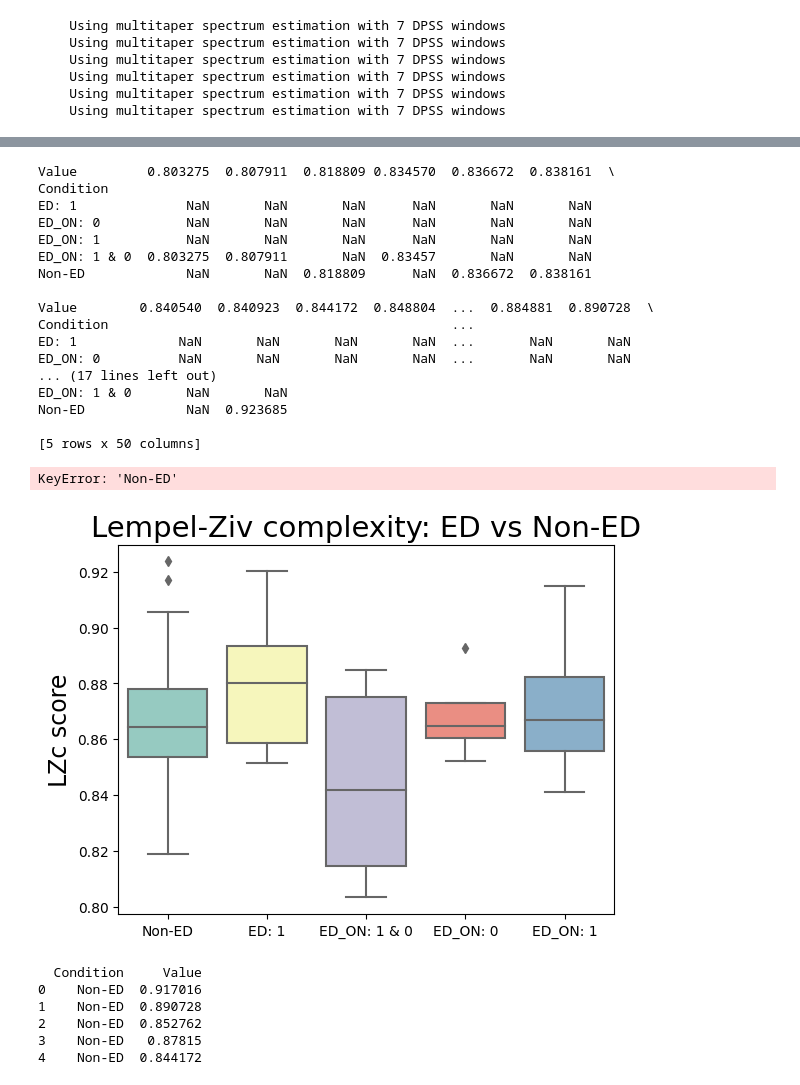
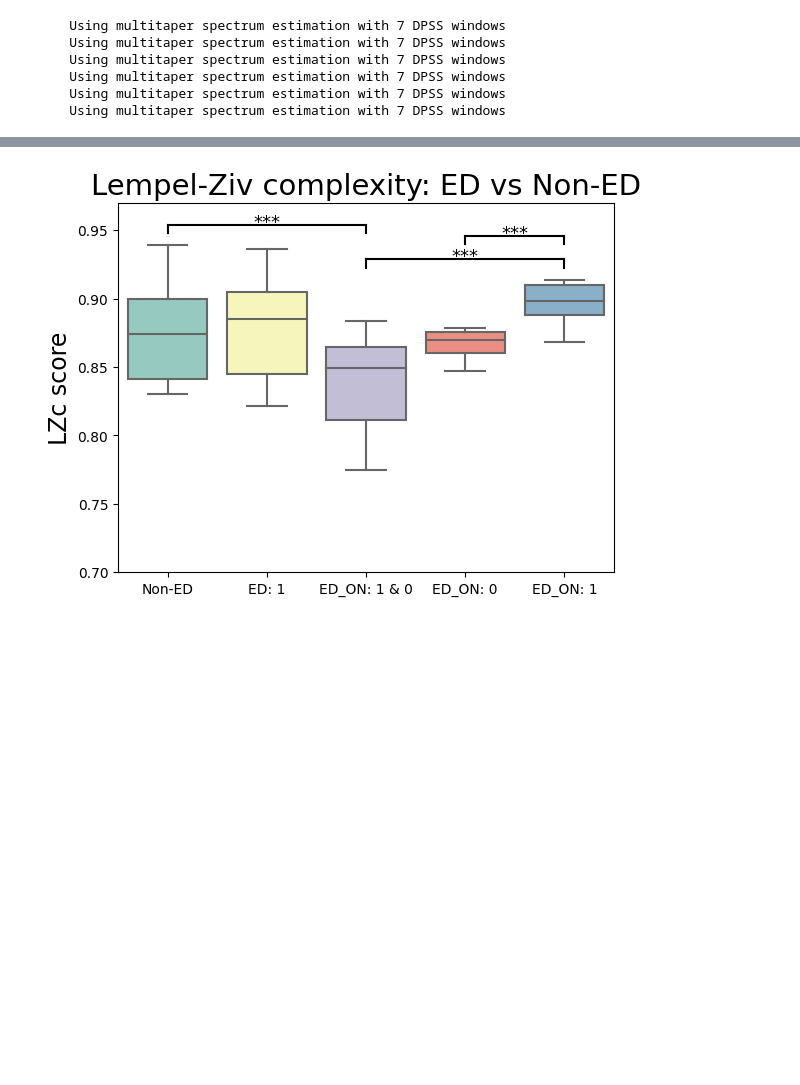
Before and after one commit to AndrlmMass/Ketamine-project, a Jupyter notebook: DataAnalysis/EEG_analysis/MainAnal/SpectrumAnalyses.ipynb, the cells around one changed output, grey strips where cells are left out. Saved outputs shown, nothing was run; the diff lists cells and outputs as text; code cells hidden in the pictures; blank space fills up the shorter version.

```diff
--- a/DataAnalysis/EEG_analysis/MainAnal/SpectrumAnalyses.ipynb
+++ b/DataAnalysis/EEG_analysis/MainAnal/SpectrumAnalyses.ipynb
@@ -578,11 +671,6 @@ DataA = raw.copy()
 #Calculate Lempel-Ziv complexity to compare between ket and non-ket
 import pyconscious as pyc
 import pandas as pd
-
-#Loop through the data and calculate LZC
-def calculate_lz(array):
-    # Calculate the Lempel-Ziv complexity using pyconscious
-    return pyc.LZc(array,ea="raw")
 
 df = pd.read_excel("M:\\pc\\Dokumenter\\GitHub\\Ketamine-project\\DataCollection\\QuestionnaireData\\QuestionnaireScores.xlsx")
 
@@ -620,16 +708,16 @@ for cond in DataA.keys():
                 else:
                     ON_sum = int(ON_sum)
                 if ED_sum == 0 and ON_sum == 0:
-                    LZC2['ED_ON: 0'].append(calculate_lz(DataA[cond][pers]))
+                    LZC2['ED_ON: 0'].append(pyc.LZc(DataA[cond][pers]))
                 elif ED_sum == 1 and ON_sum == 1:
-                    LZC2['ED_ON: 1'].append(calculate_lz(DataA[cond][pers]))
+                    LZC2['ED_ON: 1'].append(pyc.LZc(DataA[cond][pers]))
                 else:
-                    LZC2['ED_ON: 1 & 0'].append(calculate_lz(DataA[cond][pers]))
+                    LZC2['ED_ON: 1 & 0'].append(pyc.LZc(DataA[cond][pers]))
             elif ED_sum == ED_sum:
                 if type(ED_sum) == str:
                     ED_sum = int(round(float(ED_sum)))
                 else:
                     ED_sum = int(ED_sum)
-                LZC2['ED: 1'].append(calculate_lz(DataA[cond][pers]))
+                LZC2['ED: 1'].append(pyc.LZc(DataA[cond][pers]))
         else:
-            LZC2['Non-ED'].append(calculate_lz(DataA[cond][pers]))
+            LZC2['Non-ED'].append(pyc.LZc(DataA[cond][pers]))
@@ -679,86 +734,50 @@ from statistics import mean
 import matplotlib.pyplot as plt
 import seaborn as sns
 import pandas as pd
+import math
 
 #Convert dictionary to pandas dataframe
 df = pd.DataFrame([(k1, x) for k1,v1 in LZC2.items() for x in v1], columns=['Condition', 'Value'])
-for rows in range(0,len(df.index)):
-    df['Value'][rows] =  mean(df['Value'][rows])
 # Create a grouped boxplot
 sns.boxplot(x='Condition', y='Value', data=df, palette='Set3')
 # Get the current axis object
 ax = plt.gca()
 # Set the size of minor x-axis ticks
 ax.tick_params(axis='x', which='major', labelsize=10)
 plt.xlabel(None)
 plt.ylabel('LZc score', size=17)
 plt.title('Lempel-Ziv complexity: ED vs Non-ED', size=21)
 
 #Create loop of checking all possible combinations and calculating the t-test
-g = ['Non-ED','ED: 1','ED_ON: 1 & 0', 'ED_ON: 0', 'ED_ON: 1']
 ys = list()
-df = pd.pivot(df, index='Condition', columns='Value', values='Value')
-print(df.head())
+#Convert df long dataframe to wide dataframe
+df = df.set_index([df.groupby('Condition').cumcount(), 'Condition'])['Value'].unstack()
+#Create loop of checking all possible combinations and calculating the t-test
+g = ['Non-ED', 'ED: 1', 'ED_ON: 1 & 0', 'ED_ON: 0', 'ED_ON: 1']
 for i in range(0,len(g)-1):
     for j in range(i+1,len(g)):
-        print(df[g[i]], df[g[j]])
-        group1, group2 = df[g[i]], df[g[j]]
+        group1, group2 = list(df[g[i]]), list(df[g[j]])
+        group1 = [x for x in group1 if not math.isnan(x)]
+        group2 = [x for x in group2 if not math.isnan(x)]
         t, p = ttest_ind(group1, group2)
         # add significance lines if p-value is significant
-        print(p)
         if p < 0.05:
             # calculate y position for the line
             y = np.max([max(group1), max(group2)]) + 0.015
             if y in ys:
-                y += 0.015
+                y += 0.017
             else:
                 ys.append(y)
             # add line with asterisks indicating significance level
             plt.plot([i, j], [y, y], lw=1.5, c='k')
             plt.plot([i,i], [y, y - 0.006], lw=1.5, c='k')
             plt.plot([j,j], [y, y - 0.006], lw=1.5, c='k')
-            plt.text(i+(j-i)/2, y + 0.002, "***", ha='center', va='center', color='k', fontsize=18)
-plt.ylim([0.75,0.97])
+            plt.text(i+(j-i)/2, y + 0.002, "***", ha='center', va='center', color='k', fontsize=13)
 # Save the plot to a file
-plt.savefig('M:\\pc\\Dokumenter\\GitHub\\Ketamine-project\\DataAnalysis\\EEG_analysis\\MainAnal\\SpectrumAnal\\lz_ED_comparison_boxplot_fixed_sig.png',dpi=300)
+plt.legend()
+plt.ylim(0.7,0.97)
+plt.savefig('M:\\pc\\Dokumenter\\GitHub\\Ketamine-project\\DataAnalysis\\EEG_analysis\\MainAnal\\SpectrumAnal\\lz_ED_comparison_boxplot_sig_extended.png',dpi=300)
 
 plt.show()
 # %% [output]
-Value         0.803275  0.807911  0.818809 0.834570  0.836672  0.838161  \
-Condition
-ED: 1              NaN       NaN       NaN      NaN       NaN       NaN
-ED_ON: 0           NaN       NaN       NaN      NaN       NaN       NaN
-ED_ON: 1           NaN       NaN       NaN      NaN       NaN       NaN
-ED_ON: 1 & 0  0.803275  0.807911       NaN  0.83457       NaN       NaN
-Non-ED             NaN       NaN  0.818809      NaN  0.836672  0.838161
-
-Value        0.840540  0.840923  0.844172  0.848804  ...  0.884881  0.890728  \
-Condition                                            ...
-ED: 1             NaN       NaN       NaN       NaN  ...       NaN       NaN
-ED_ON: 0          NaN       NaN       NaN       NaN  ...       NaN       NaN
-... (17 lines left out)
-ED_ON: 1 & 0       NaN       NaN
-Non-ED             NaN  0.923685
-
-[5 rows x 50 columns]
-KeyError: 'Non-ED'
-[figure, old version]
+[figure, new version]
-# %%
-import pandas as pd
-
-# create example dataframe
-df_long = pd.DataFrame({'id': [1, 1, 2, 2],
-                        'variable': ['A', 'B', 'A', 'B'],
-                        'value': [10, 20, 30, 40]})
-
-# convert to wide format
-df_wide = df_long.pivot(index='id', columns='variable', values='value')
-
-print(df_wide)
-# %% [output]
-  Condition     Value
-0    Non-ED  0.917016
-1    Non-ED  0.890728
-2    Non-ED  0.852762
-3    Non-ED   0.87815
-4    Non-ED  0.844172
```
Also changed, not shown: parts of 17 cells of this notebook.
